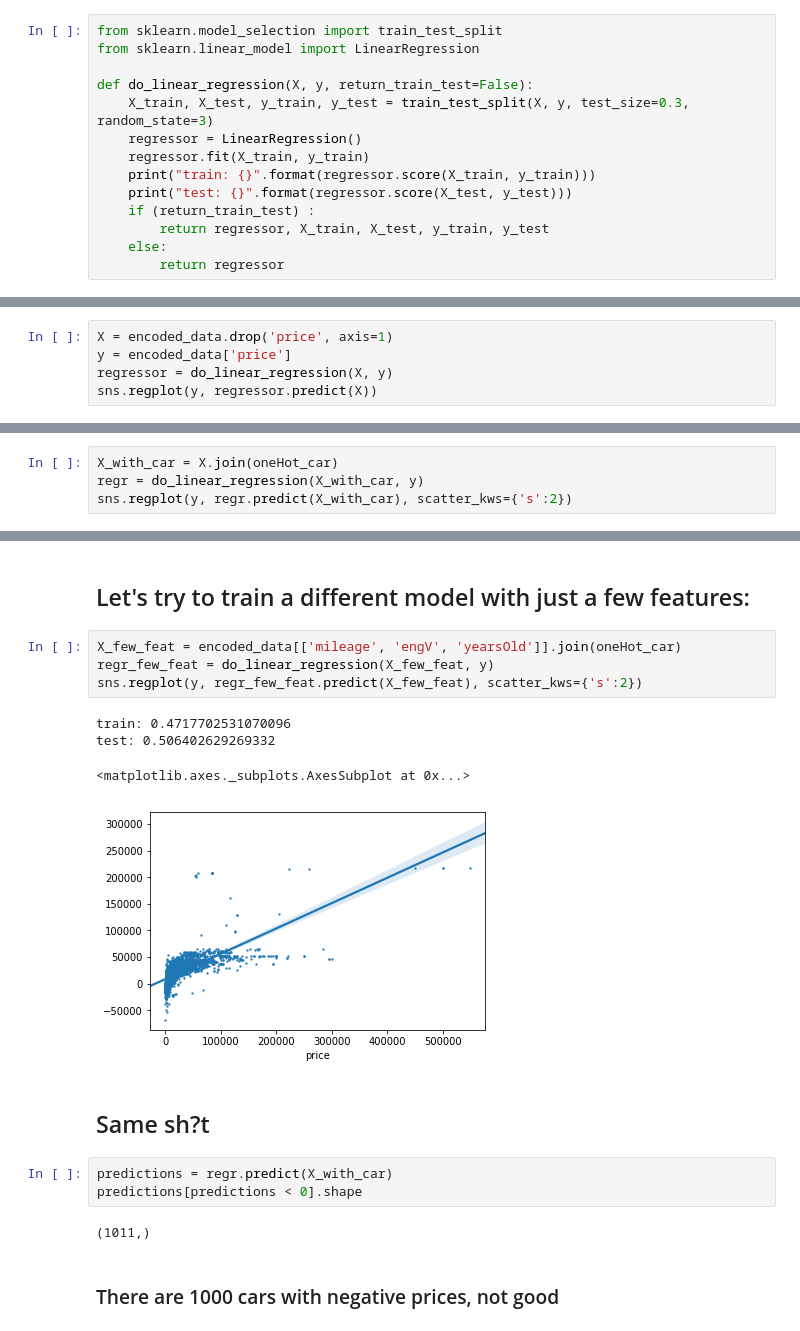
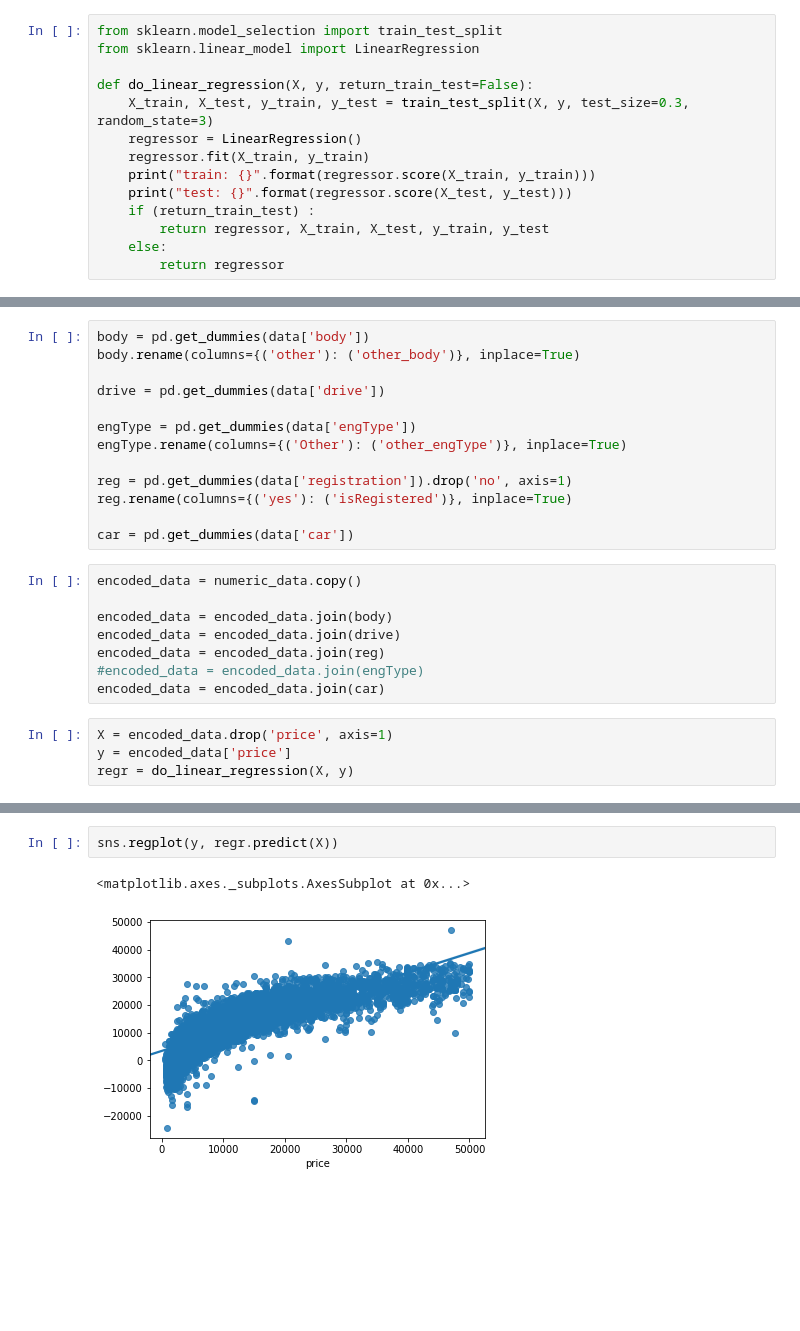
Before and after one commit to antoans/ML_with_Python_FMI, a Jupyter notebook: automobile_data_exploration/automobile_nb.ipynb, the cells around one changed output, grey strips where cells are left out. Saved outputs shown, nothing was run; the diff lists cells and outputs as text; blank space fills up the shorter version.

```diff
--- a/automobile_data_exploration/automobile_nb.ipynb
+++ b/automobile_data_exploration/automobile_nb.ipynb
@@ -225,6 +237,26 @@ def do_linear_regression(X, y, return_train_test=False):
+# %%
+body = pd.get_dummies(data['body'])
+body.rename(columns={('other'): ('other_body')}, inplace=True)
+
+drive = pd.get_dummies(data['drive'])
+
+engType = pd.get_dummies(data['engType'])
+engType.rename(columns={('Other'): ('other_engType')}, inplace=True)
+
+reg = pd.get_dummies(data['registration']).drop('no', axis=1)
+reg.rename(columns={('yes'): ('isRegistered')}, inplace=True)
+
+car = pd.get_dummies(data['car'])
+# %%
+encoded_data = numeric_data.copy()
+
+encoded_data = encoded_data.join(body)
+encoded_data = encoded_data.join(drive)
+encoded_data = encoded_data.join(reg)
+#encoded_data = encoded_data.join(engType)
+encoded_data = encoded_data.join(car)
 # %%
 X = encoded_data.drop('price', axis=1)
 y = encoded_data['price']
-regressor = do_linear_regression(X, y)
-sns.regplot(y, regressor.predict(X))
+regr = do_linear_regression(X, y)
 # %% [output]
@@ -258,4 +264,0 @@ test: 0.29152656053627246
-# %%
-X_with_car = X.join(oneHot_car)
-regr = do_linear_regression(X_with_car, y)
-sns.regplot(y, regr.predict(X_with_car), scatter_kws={'s':2})
@@ -284,23 +265,8 @@ test: 0.6355240916283089
-# %% [markdown]
-## Let's try to train a different model with just a few features:
-# %%
-X_few_feat = encoded_data[['mileage', 'engV', 'yearsOld']].join(oneHot_car)
-regr_few_feat = do_linear_regression(X_few_feat, y)
-sns.regplot(y, regr_few_feat.predict(X_few_feat), scatter_kws={'s':2})
-# %% [output]
-train: 0.4717702531070096
-test: 0.506402629269332
-<matplotlib.axes._subplots.AxesSubplot at 0x...>
-[figure, removed]
-# %% [markdown]
-## Same sh?t
-# %%
-predictions = regr.predict(X_with_car)
-predictions[predictions < 0].shape
-# %% [output]
-(1011,)
-# %% [markdown]
-### There are 1000 cars with negative prices, not good
+# %%
+sns.regplot(y, regr.predict(X))
+# %% [output]
+<matplotlib.axes._subplots.AxesSubplot at 0x...>
+[figure, added]
 # %% [markdown]
 # Conclusion:
 
```
Also changed, not shown: parts of 28 cells of this notebook.
